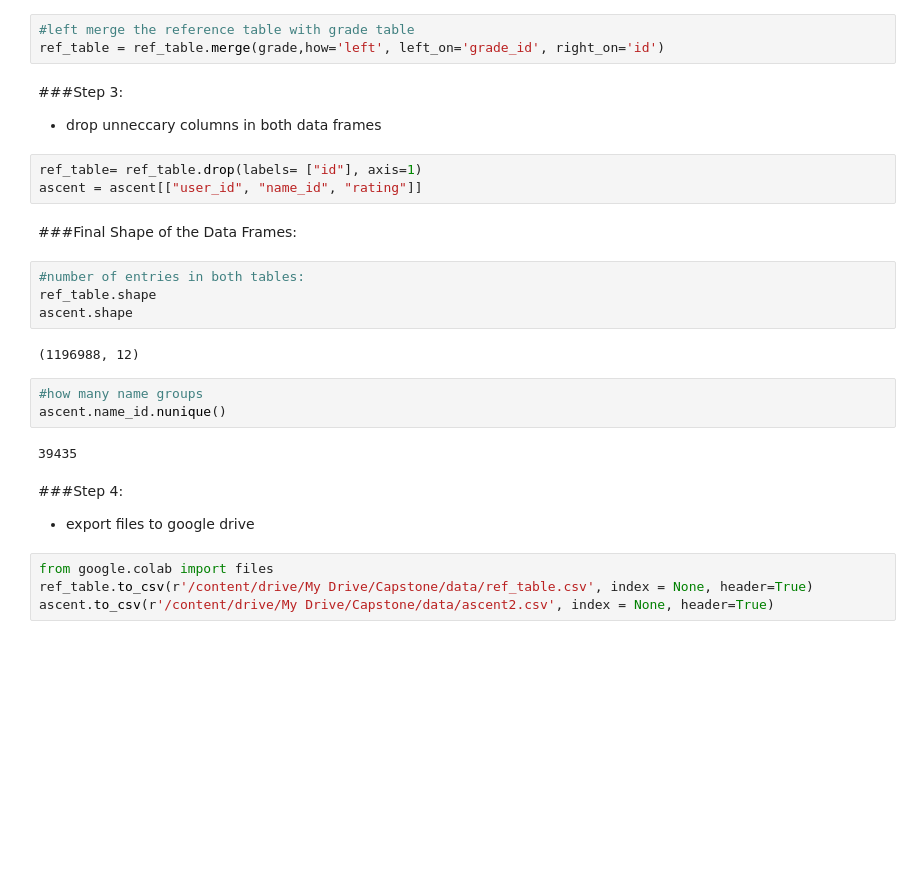
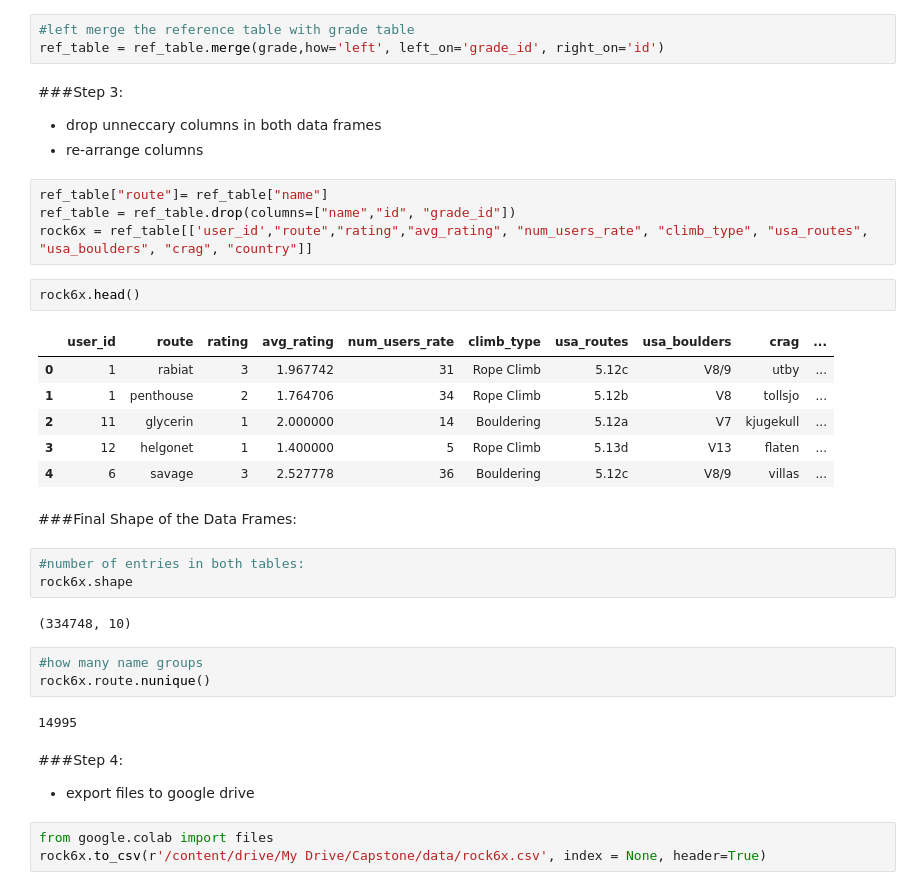
Before and after one commit to Colley-K/rock_climbing_recommendation_system, a Jupyter notebook: 8a_nu_data_cleaning.ipynb, the cells around one changed output. Drawn from its saved outputs; the diff is of its cells as text; blank space fills up the shorter version.

```diff
--- a/8a_nu_data_cleaning.ipynb
+++ b/8a_nu_data_cleaning.ipynb
@@ -672,26 +698,35 @@ ref_table = ref_table.merge(grade,how='left', left_on='grade_id', right_on='id')
 # %% [markdown]
 ###Step 3:
 * drop unneccary columns in both data frames
+* re-arrange columns
-# %%
-ref_table= ref_table.drop(labels= ["id"], axis=1)
-ascent = ascent[["user_id", "name_id", "rating"]]
+# %%
+ref_table["route"]= ref_table["name"]
+ref_table = ref_table.drop(columns=["name","id", "grade_id"])
+rock6x = ref_table[['user_id',"route","rating","avg_rating", "num_users_rate", "climb_type", "usa_routes",	"usa_boulders", "crag", "country"]]
+# %%
+rock6x.head()
+# %% [output]
+|  | user_id | route | rating | avg_rating | num_users_rate | climb_type | usa_routes | usa_boulders | crag | ... |
+| 0 | 1 | rabiat | 3 | 1.967742 | 31 | Rope Climb | 5.12c | V8/9 | utby | ... |
+| 1 | 1 | penthouse | 2 | 1.764706 | 34 | Rope Climb | 5.12b | V8 | tollsjo | ... |
+| 2 | 11 | glycerin | 1 | 2.000000 | 14 | Bouldering | 5.12a | V7 | kjugekull | ... |
+| 3 | 12 | helgonet | 1 | 1.400000 | 5 | Rope Climb | 5.13d | V13 | flaten | ... |
+| 4 | 6 | savage | 3 | 2.527778 | 36 | Bouldering | 5.12c | V8/9 | villas | ... |
 # %% [markdown]
 ###Final Shape of the Data Frames:
 # %%
 #number of entries in both tables:
-ref_table.shape
-ascent.shape
+rock6x.shape
 # %% [output]
-(1196988, 12)
+(334748, 10)
 # %%
 #how many name groups
-ascent.name_id.nunique()
+rock6x.route.nunique()
 # %% [output]
-39435
+14995
 # %% [markdown]
 ###Step 4:
 * export files to google drive
 # %%
 from google.colab import files
-ref_table.to_csv(r'/content/drive/My Drive/Capstone/data/ref_table.csv', index = None, header=True)
-ascent.to_csv(r'/content/drive/My Drive/Capstone/data/ascent2.csv', index = None, header=True)
+rock6x.to_csv(r'/content/drive/My Drive/Capstone/data/rock6x.csv', index = None, header=True)
```
Also changed, not shown: parts of 39 cells of this notebook.
